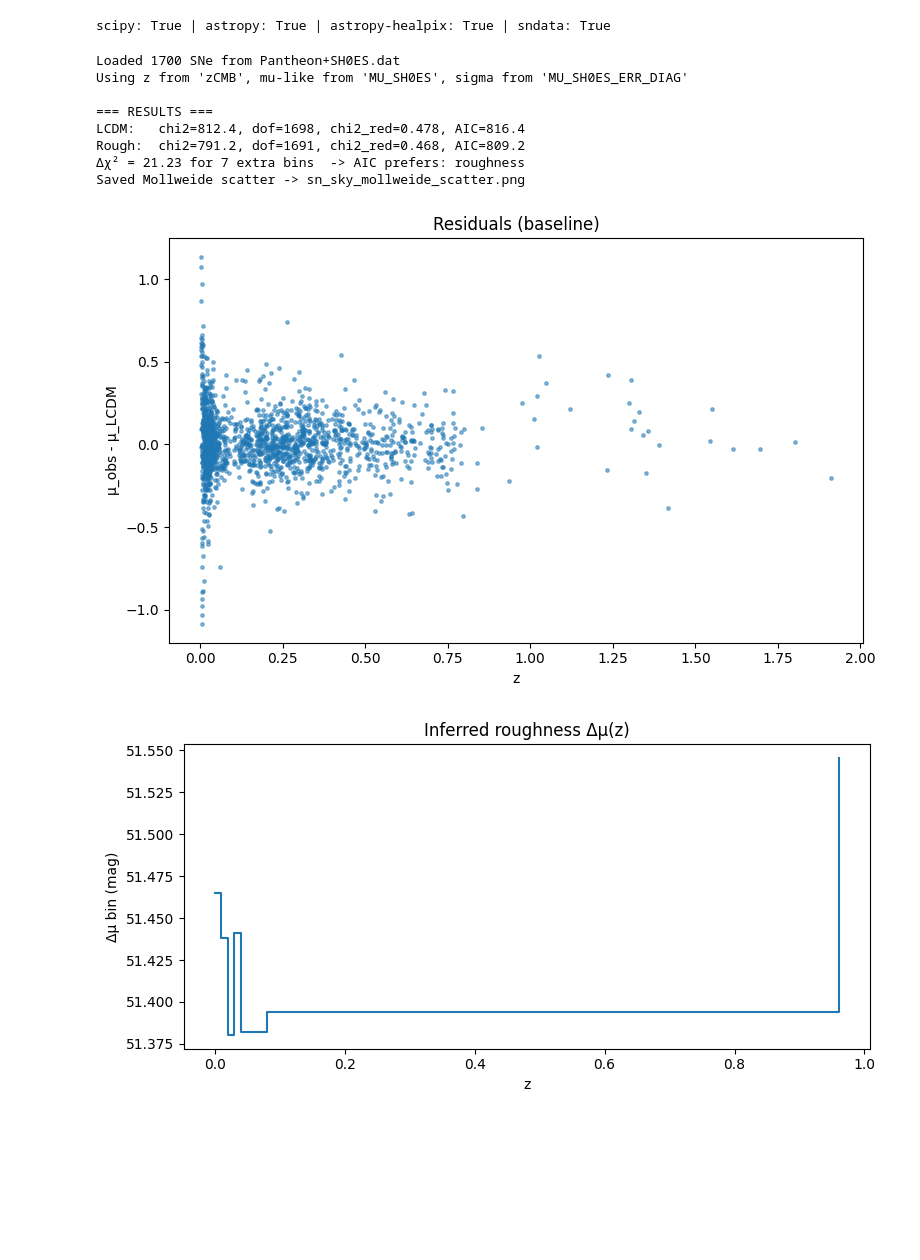
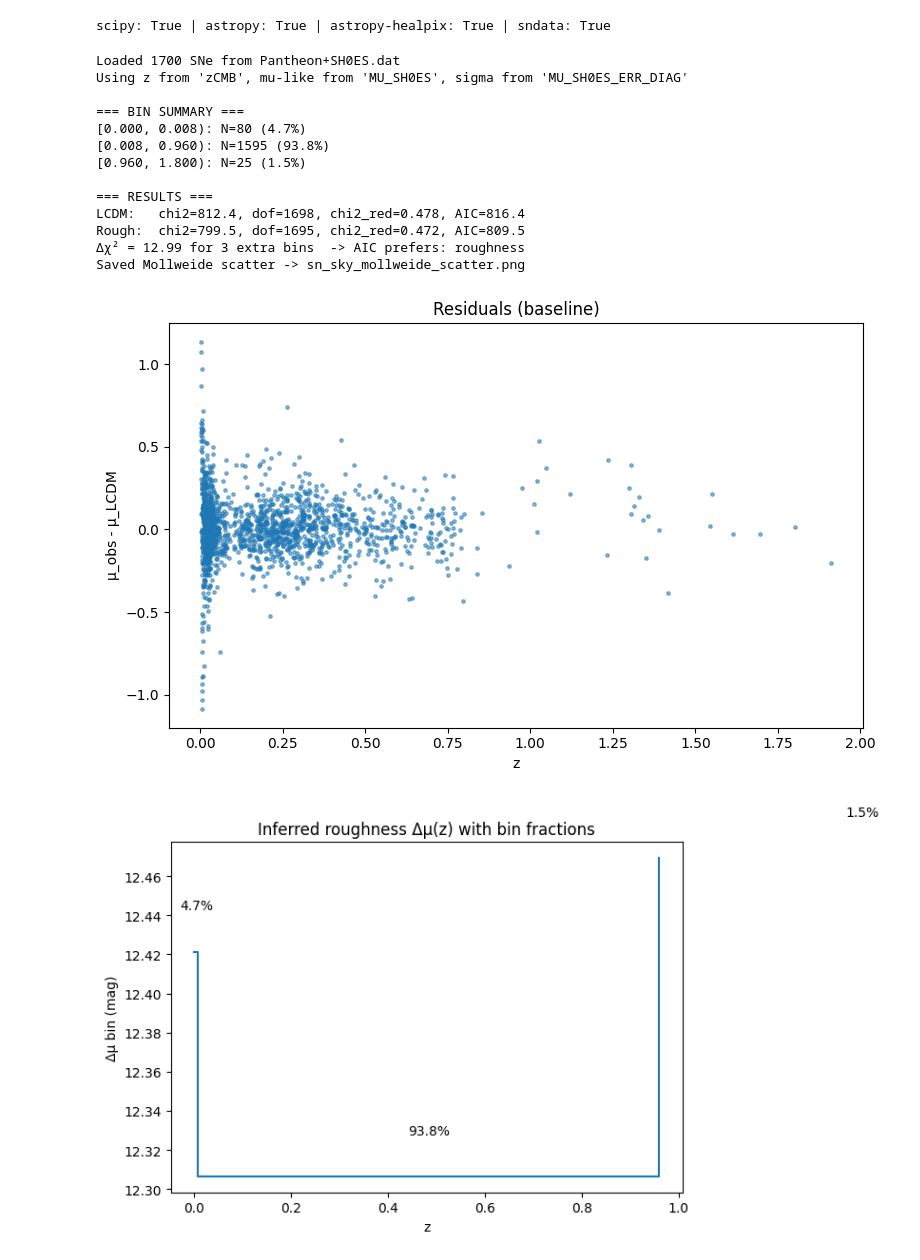
Before and after one commit to BuddhaSugata/_quaternions, a Jupyter notebook: SN.ipynb, the cells around one changed output. Saved outputs shown, nothing was run; the diff lists cells and outputs as text; code cells hidden in the pictures; blank space fills up the shorter version.

```diff
--- a/SN.ipynb
+++ b/SN.ipynb
@@ -69,8 +69,8 @@ except Exception:
 
 # ------------------ CONFIG ------------------
 DATA_PATH = Path("./Pantheon+SH0ES.dat")   # set your path
-Z_BINS = np.array([0.0,0.01,0.02,0.03,0.04,0.08,0.96,1.8])
-LAMBDA_SMOOTH = 0.3
+Z_BINS = np.array([0.0,0.008,0.96,1.8])
+LAMBDA_SMOOTH = 3.0
 SIGMA_FLOOR = 0.12
 NINT = 600                 # # of sub-steps per integral (per z)
 SUPPRESS_WARNINGS = True   # set False if you want to see warnings
@@ -262,6 +262,19 @@ def main():
     lcdm = fit_lcdm(sn)
     rough = fit_lcdm_with_roughness(sn, Z_BINS, LAMBDA_SMOOTH)
 
+    # --- Bin counts & percentages ---
+    z = sn['z'].values
+    B = design_matrix_bins(z, rough['bin_edges'])   # индикаторы бинов (N×K)
+    counts = B.sum(axis=0).astype(int)              # число SN в каждом бине
+    total = len(z)
+    perc = counts / total * 100.0                   # доля в %
+
+    # печать краткого отчёта
+    be = rough['bin_edges']
+    print("\n=== BIN SUMMARY ===")
+    for j in range(len(counts)):
+        print(f"[{be[j]:.3f}, {be[j+1]:.3f}): N={counts[j]} ({perc[j]:.1f}%)")
+
     k_lcdm, k_rough = 2, 2+len(rough['delta'])
     AIC_l, AIC_r = aic(lcdm['chi2'],k_lcdm), aic(rough['chi2'],k_rough)
     dchi2 = lcdm['chi2'] - rough['chi2']
@@ -279,36 +292,50 @@ def main():
     plt.figure(figsize=(8,5))
     plt.scatter(z, y-muL, s=6, alpha=0.5)
     plt.xlabel('z'); plt.ylabel('μ_obs - μ_LCDM'); plt.title('Residuals (baseline)')
     plt.tight_layout(); plt.savefig("residuals_baseline.png", dpi=160)
 
-    be = rough['bin_edges']; dm = rough['delta']
-    plt.figure(figsize=(8,4))
+    # Δμ step with % annotations
+    dm = rough['delta']
+    zc = 0.5*(be[:-1] + be[1:])   # центры бинов по z
+
+    plt.figure(figsize=(9,4.8))
     plt.step(be[:-1], dm, where='post')
-    plt.xlabel('z'); plt.ylabel('Δμ bin (mag)'); plt.title('Inferred roughness Δμ(z)')
+    for j in range(len(counts)):
+        ytext = dm[j] + 0.02 if np.isfinite(dm[j]) else 0.02  # чуть выше столбика
+        plt.text(zc[j], ytext, f"{perc[j]:.1f}%", ha='center', va='bottom')
+
+    plt.xlabel('z'); plt.ylabel('Δμ bin (mag)')
+    plt.title('Inferred roughness Δμ(z) with bin fractions')
     plt.tight_layout(); plt.savefig("roughness_dmu_bins.png", dpi=160)
+
 
     plt.figure(figsize=(8,5))
     plt.scatter(z, y-muR, s=6, alpha=0.5)
     plt.xlabel('z'); plt.ylabel('μ_obs - μ_model'); plt.title('Residuals (after roughness)')
     plt.tight_layout(); plt.savefig("residuals_after.png", dpi=160)
 
     # Sky-distribution map(s)
     made = False
     if HAVE_HEALPY:
         made = save_sky_map_healpy(sn, nside=NSIDE, out_png="sn_sky_healpy.png")
     if not made:
         save_sky_map_mollweide_scatter(sn, out_png="sn_sky_mollweide_scatter.png")
 
 if __name__ == "__main__":
     main()
 # %% [output]
 Loaded 1700 SNe from Pantheon+SH0ES.dat
 Using z from 'zCMB', mu-like from 'MU_SH0ES', sigma from 'MU_SH0ES_ERR_DIAG'
 
+=== BIN SUMMARY ===
+[0.000, 0.008): N=80 (4.7%)
+[0.008, 0.960): N=1595 (93.8%)
+[0.960, 1.800): N=25 (1.5%)
+
 === RESULTS ===
 LCDM:   chi2=812.4, dof=1698, chi2_red=0.478, AIC=816.4
-Rough:  chi2=791.2, dof=1691, chi2_red=0.468, AIC=809.2
-Δχ² = 21.23 for 7 extra bins  -> AIC prefers: roughness
+Rough:  chi2=799.5, dof=1695, chi2_red=0.472, AIC=809.5
+Δχ² = 12.99 for 3 extra bins  -> AIC prefers: roughness
 Saved Mollweide scatter -> sn_sky_mollweide_scatter.png
 [figure]
-[figure, old version]
+[figure, new version]
```
Also changed, not shown: parts of 1 cell of this notebook, 2 other files.
